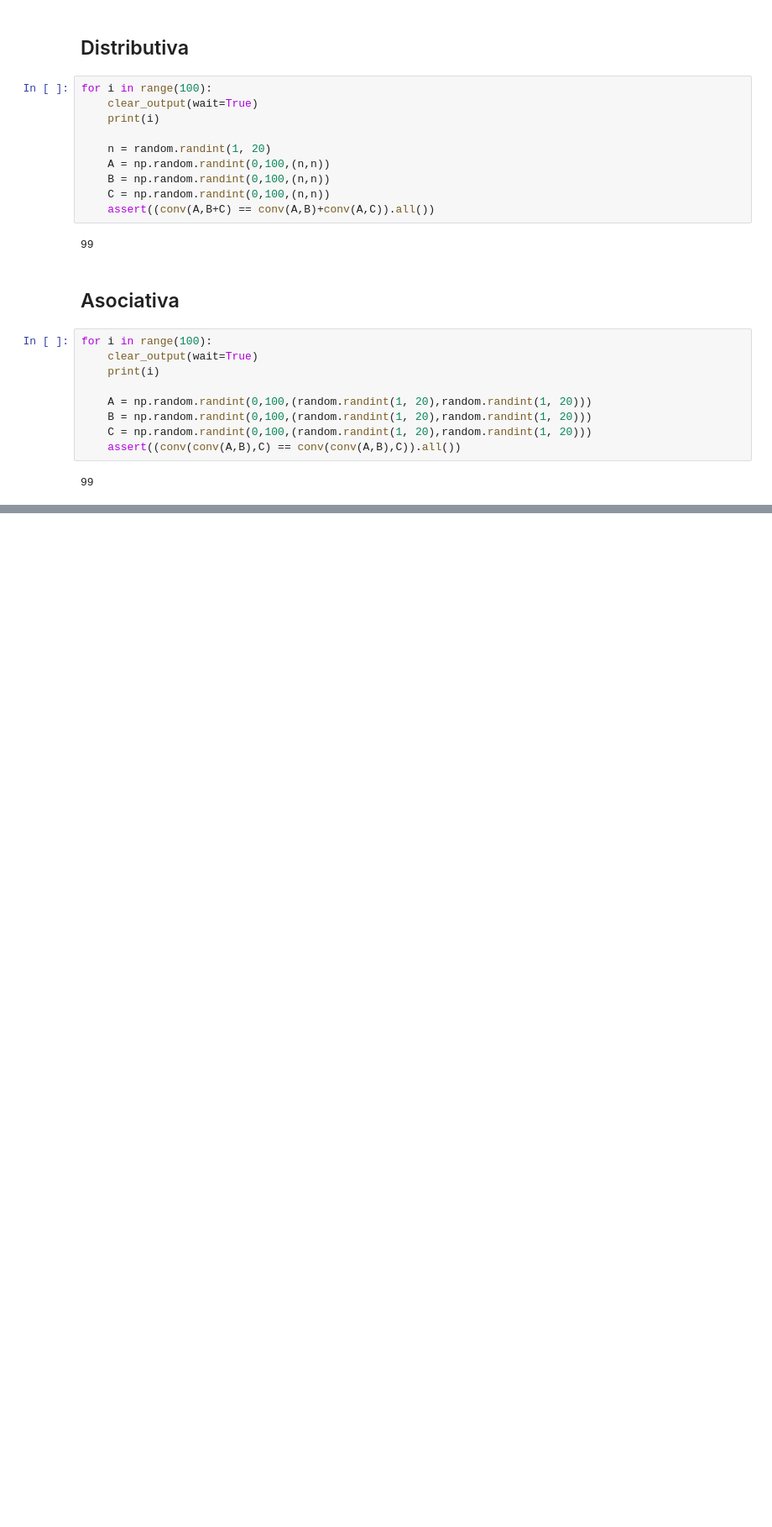
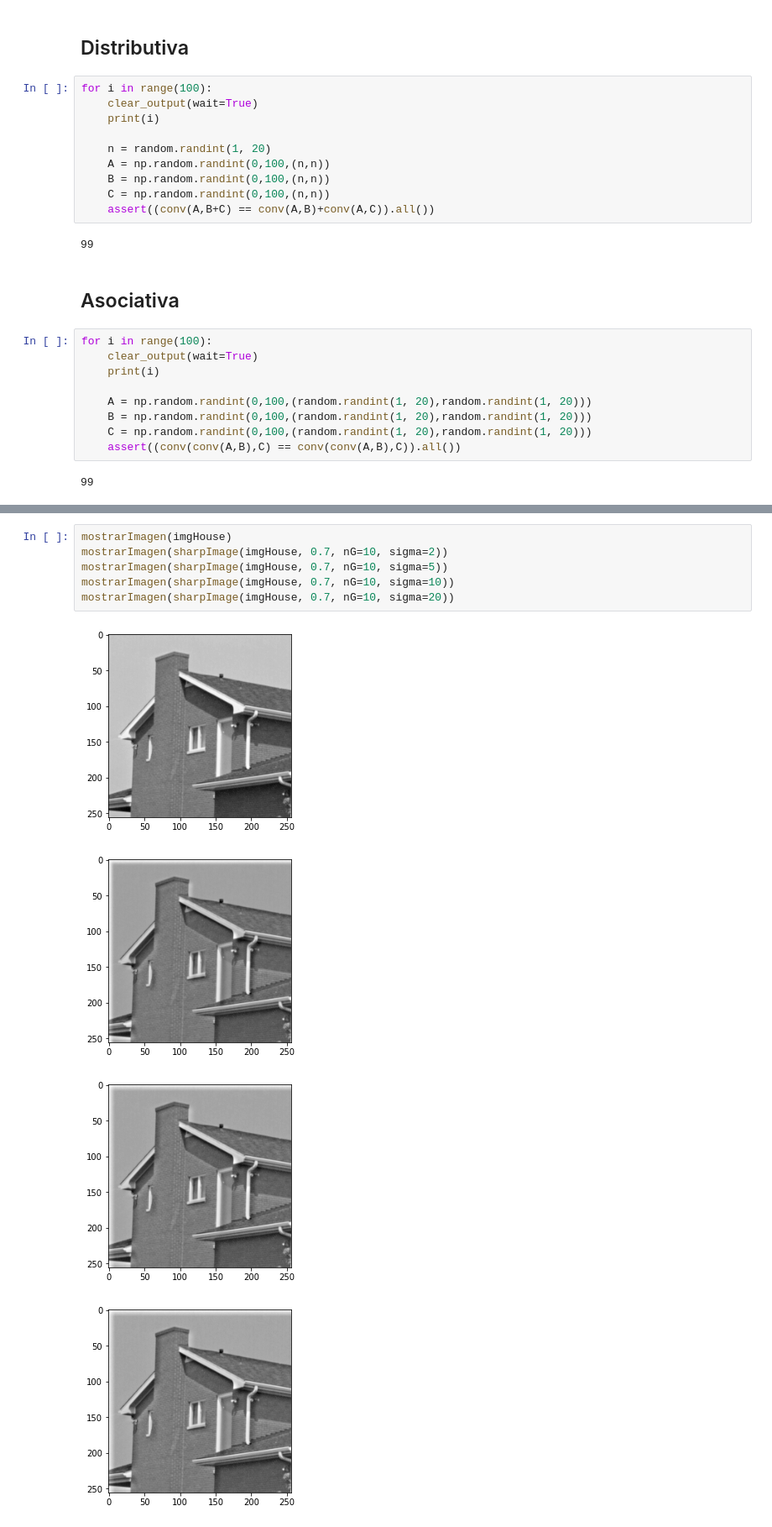
Before and after one commit to maurosch/Procesamiento-Digital-de-Imagenes, a Jupyter notebook: Guias/2 - Sistemas lineales.ipynb, the cells around one changed output, grey strips where cells are left out. Shown at 84% size. Saved outputs shown, nothing was run; the diff lists cells and outputs as text; blank space fills up the shorter version.

```diff
--- a/Guias/2 - Sistemas lineales.ipynb
+++ b/Guias/2 - Sistemas lineales.ipynb
@@ -457,0 +447,11 @@ for i in range(100):
+# %%
+mostrarImagen(imgHouse)
+mostrarImagen(sharpImage(imgHouse, 0.7, nG=10, sigma=2))
+mostrarImagen(sharpImage(imgHouse, 0.7, nG=10, sigma=5))
+mostrarImagen(sharpImage(imgHouse, 0.7, nG=10, sigma=10))
+mostrarImagen(sharpImage(imgHouse, 0.7, nG=10, sigma=20))
+# %% [output]
+[figure, added]
+[figure, added]
+[figure, added]
+[figure, added]
```
Also changed, not shown: parts of 18 cells of this notebook, 2 other files.
